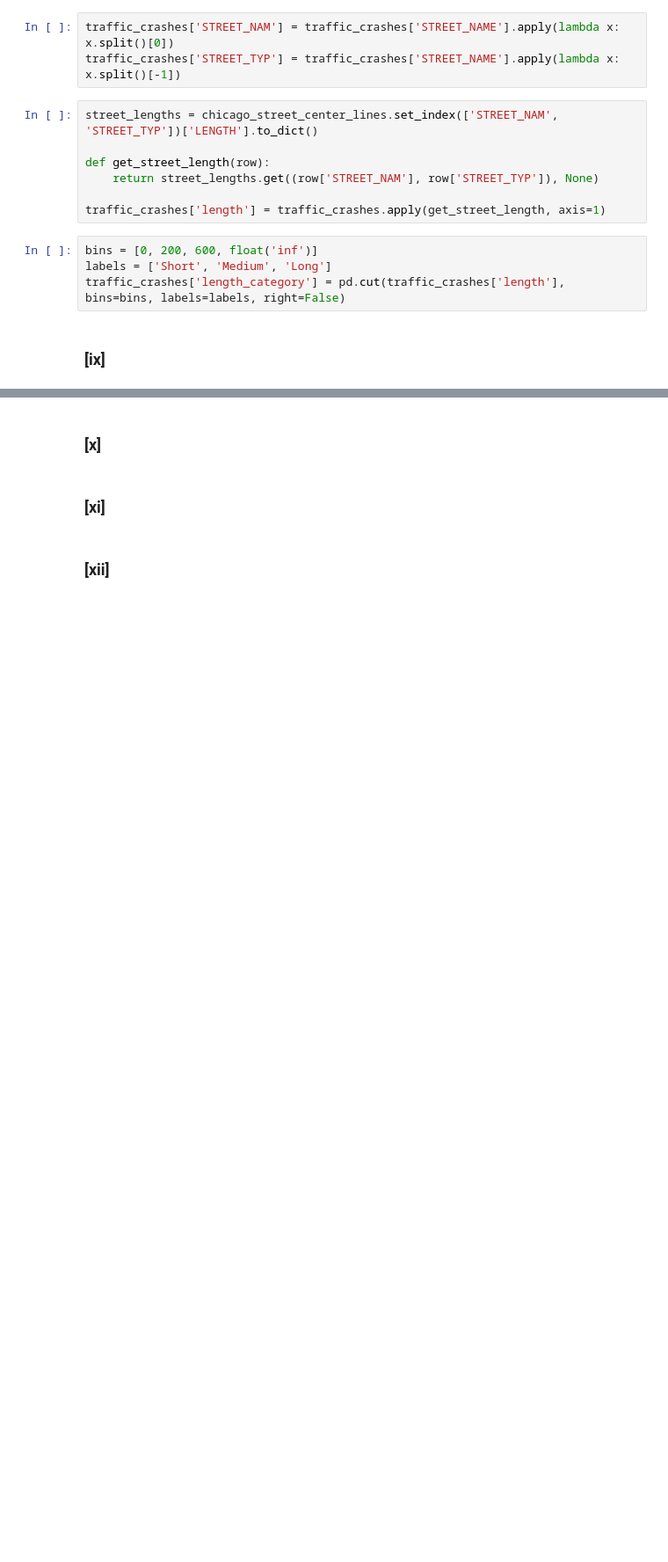
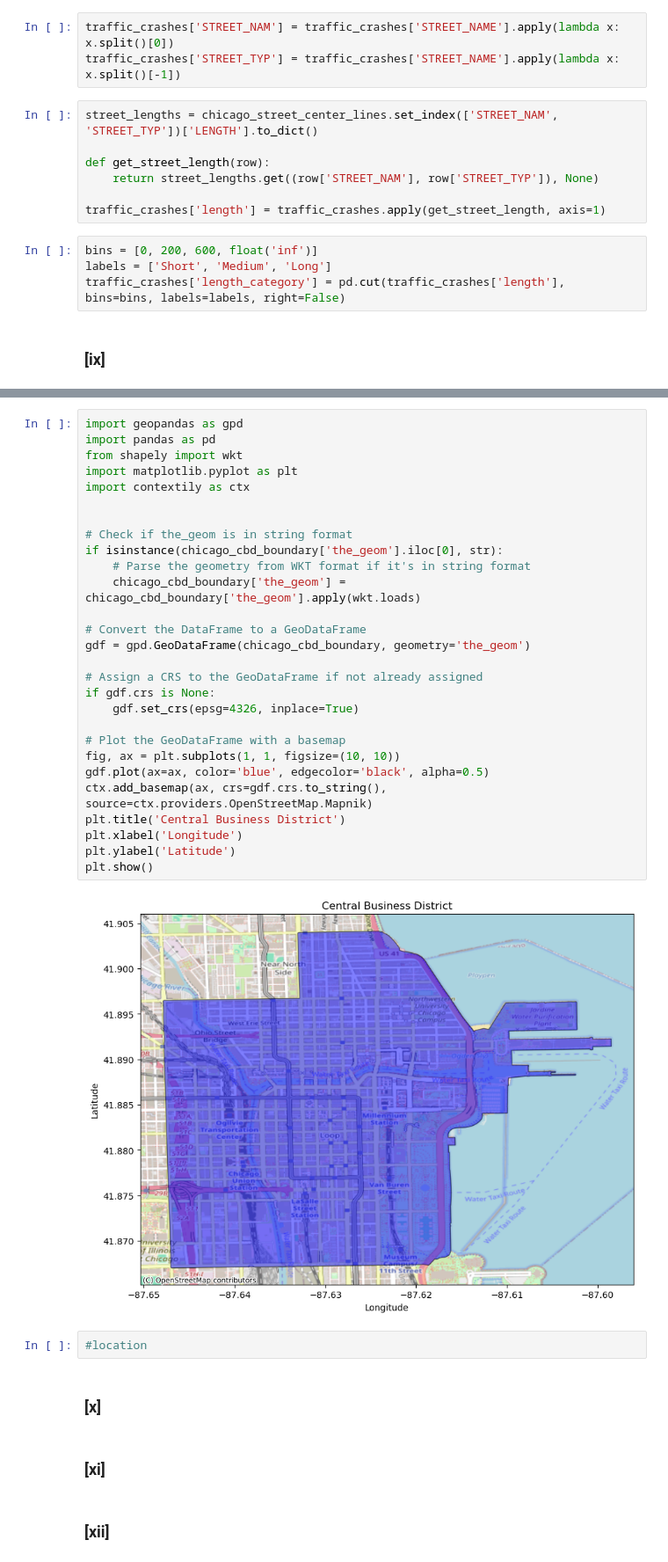
Before and after one commit to abdhashas/Data_mining_project, a Jupyter notebook: DM_HOMEWORK_1_BY_[عبدالرؤوف حسحس _طوني بطرس _عبد الله الزبداني].ipynb, the cells around one changed output, grey strips where cells are left out. Shown at 88% size. Cells and saved outputs as stored; diff of their text form; blank space fills up the shorter version.

```diff
--- a/DM_HOMEWORK_1_BY_[عبدالرؤوف حسحس _طوني بطرس _عبد الله الزبداني].ipynb
+++ b/DM_HOMEWORK_1_BY_[عبدالرؤوف حسحس _طوني بطرس _عبد الله الزبداني].ipynb
@@ -1295,3 +1332,35 @@ traffic_crashes['length_category'] = pd.cut(traffic_crashes['length'], bins=bins
+# %%
+import geopandas as gpd
+import pandas as pd
+from shapely import wkt
+import matplotlib.pyplot as plt
+import contextily as ctx
+
+
+# Check if the_geom is in string format
+if isinstance(chicago_cbd_boundary['the_geom'].iloc[0], str):
+    # Parse the geometry from WKT format if it's in string format
+    chicago_cbd_boundary['the_geom'] = chicago_cbd_boundary['the_geom'].apply(wkt.loads)
+
+# Convert the DataFrame to a GeoDataFrame
+gdf = gpd.GeoDataFrame(chicago_cbd_boundary, geometry='the_geom')
+
+# Assign a CRS to the GeoDataFrame if not already assigned
+if gdf.crs is None:
+    gdf.set_crs(epsg=4326, inplace=True)
+
+# Plot the GeoDataFrame with a basemap
+fig, ax = plt.subplots(1, 1, figsize=(10, 10))
+gdf.plot(ax=ax, color='blue', edgecolor='black', alpha=0.5)
+ctx.add_basemap(ax, crs=gdf.crs.to_string(), source=ctx.providers.OpenStreetMap.Mapnik)
+plt.title('Central Business District')
+plt.xlabel('Longitude')
+plt.ylabel('Latitude')
+plt.show()
+# %% [output]
+[figure, added]
+# %%
+#location
 # %% [markdown]
 ### [x]
 # %% [markdown]
```
Also changed, not shown: parts of 4 cells of this notebook, 1 other file.
